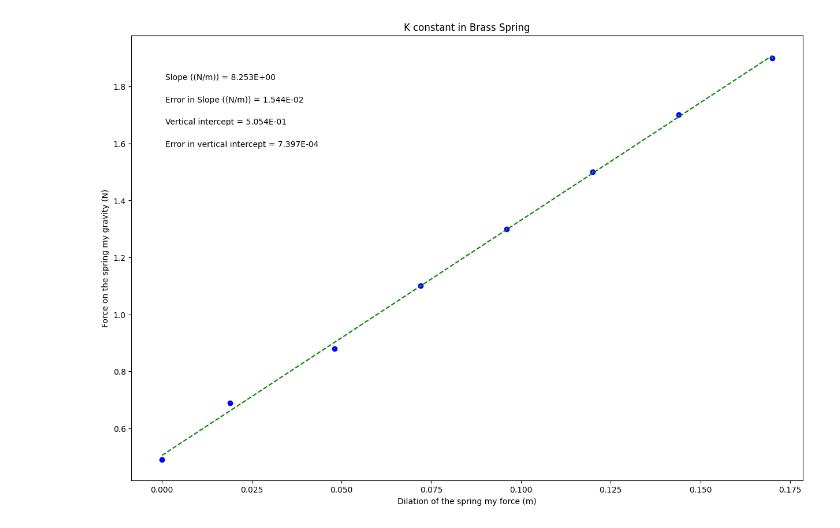
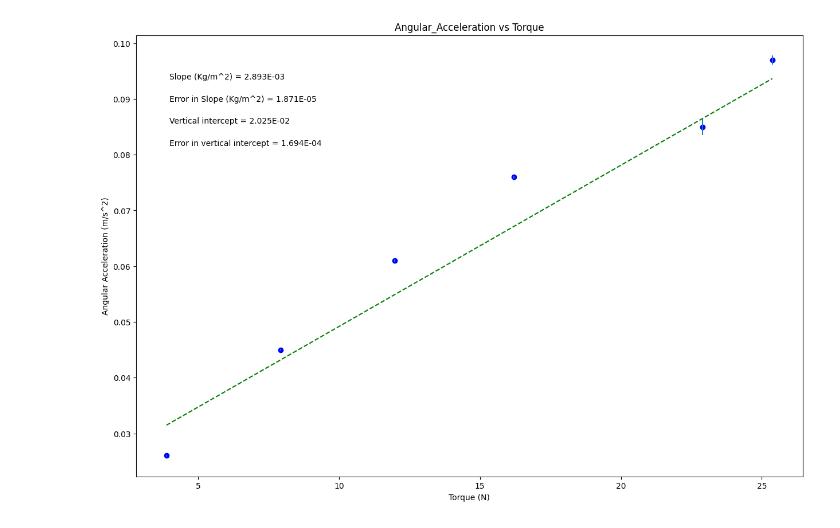
Before and after one commit to I-cant-belive-xander-is-here/School, a Jupyter notebook: PHSXlab_plotting_template.ipynb, the cells around one changed output. Cells and saved outputs as stored; diff of their text form; code cells hidden in the pictures.

```diff
--- a/PHSXlab_plotting_template.ipynb
+++ b/PHSXlab_plotting_template.ipynb
@@ -19,28 +19,28 @@ import matplotlib.pyplot as plt
 #variable names should start with a letter and must contain only letters, numbers, and underscores
 
 
-meters = np.array([0, 0.019, 0.048, 0.072, 0.096, 0.12, 0.144, 0.17])
+Angular_Acceleration = np.array([3.88, 7.93, 11.98, 16.21, 22.90, 25.37])
 
-Newton = np.array([0.49, 0.69, 0.88, 1.1, 1.3, 1.5, 1.7, 1.9])
+Torque = np.array([0.026, 0.045, 0.061, 0.076, 0.085, 0.097])
 
-err_yvariable_changeme = np.array([0.00098, 0.00098, 0.002, 0.0039, 0.0039, 0.0039, 0.0039, 0.0039])
+ErrorinTorque = np.array([0.000131, 0.000131, 0.000212, 0.000263, 0.001450, 0.000834])
 
 
 
 #Re-assign variables as x, y, dy so that the remaining plotting code may remain generic
 #UPDATE VARIABLE NAMES (ON RHS OF EACH EQUAL SIGN) TO MATCH VARIABLE NAMES FOR DATA ABOVE
 
-x = meters             #this should be the array you want to plot on the x axis
-y = Newton            #this should be the array you want to plot on the y axis
-dy = err_yvariable_changeme        #this should be your error in y array
+x = Angular_Acceleration             #this should be the array you want to plot on the x axis
+y = Torque             #this should be the array you want to plot on the y axis
+dy = ErrorinTorque        #this should be your error in y array
 
 
 #UPDATE EACH OF THESE 4 STRINGS FOR YOUR PLOT LABELS AS YOU WANT THEM TO APPEAR
 
-plot_title= 'K constant in Brass Spring'
-y_label= 'Force on the spring my gravity (N)'
-x_label= 'Dilation of the spring my force (m)'
-slope_units= '(N/m)'
+plot_title= 'Angular_Acceleration vs Torque'
+x_label= 'Torque (N)'
+y_label= 'Angular Acceleration (m/s^2)'
+slope_units= 'Kg/m^2'
 
 #UPDATE ANNOTATION PLACEMENT SO IT'S OUT OF WAY OF PLOTTED DATA AND BEST FIT LINE
 #integer from 1 to 4, top R corner is 1 (counter-clockwise from there)
@@ -92,31 +92,31 @@ elif annotation_placement==3 or annotation_placement==4:
 #Don't need to change anything in this section!
 
 #Plot data on graph. Plot error bars and place values for slope,
 #error in slope, and vertical intercept (plus error) on the plot using "annotate"
 
 plt.figure(figsize=(15,10))
 
 plt.plot(x, fit, color='green', linestyle='--')
 plt.scatter(x, y, color='blue', marker='o')
 
 plt.xlabel(x_label)
 plt.ylabel(y_label)
 plt.title(plot_title)
 
 plt.errorbar(x, y, yerr=dy, xerr=None, fmt="none") #don't need to plot x error bars
 
 plt.annotate('Slope ({}) = {value:.{digits}E}'.format(slope_units,value=m, digits=3),
              (xpos, ypos[0]), xycoords='axes fraction')
 
 plt.annotate('Error in Slope ({}) = {value:.{digits}E}'.format(slope_units,value=dm, digits=3),
              (xpos, ypos[1]), xycoords='axes fraction')
 
 plt.annotate('Vertical intercept = {value:.{digits}E}'.format(value=b, digits=3),
              (xpos, ypos[2]), xycoords='axes fraction')
 
 plt.annotate('Error in vertical intercept = {value:.{digits}E}'.format(value=db, digits=3),
              (xpos, ypos[3]), xycoords='axes fraction')
 
 plt.show()
 # %% [output]
-[figure, old version]
+[figure, new version]
```
Also changed, not shown: parts of 1 cell of this notebook.
